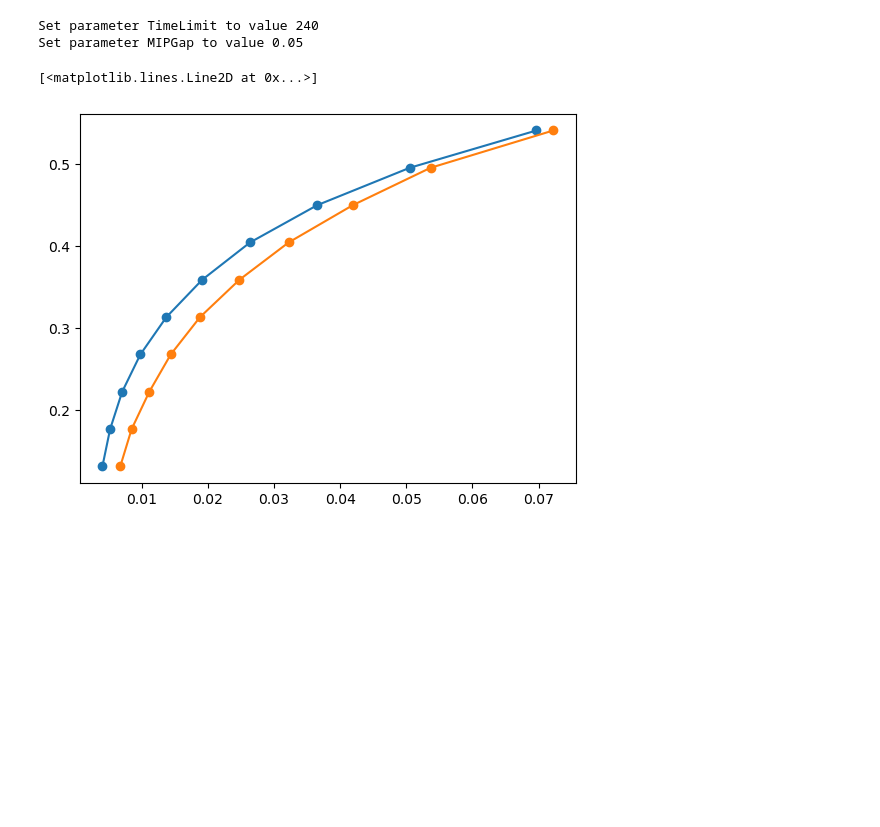
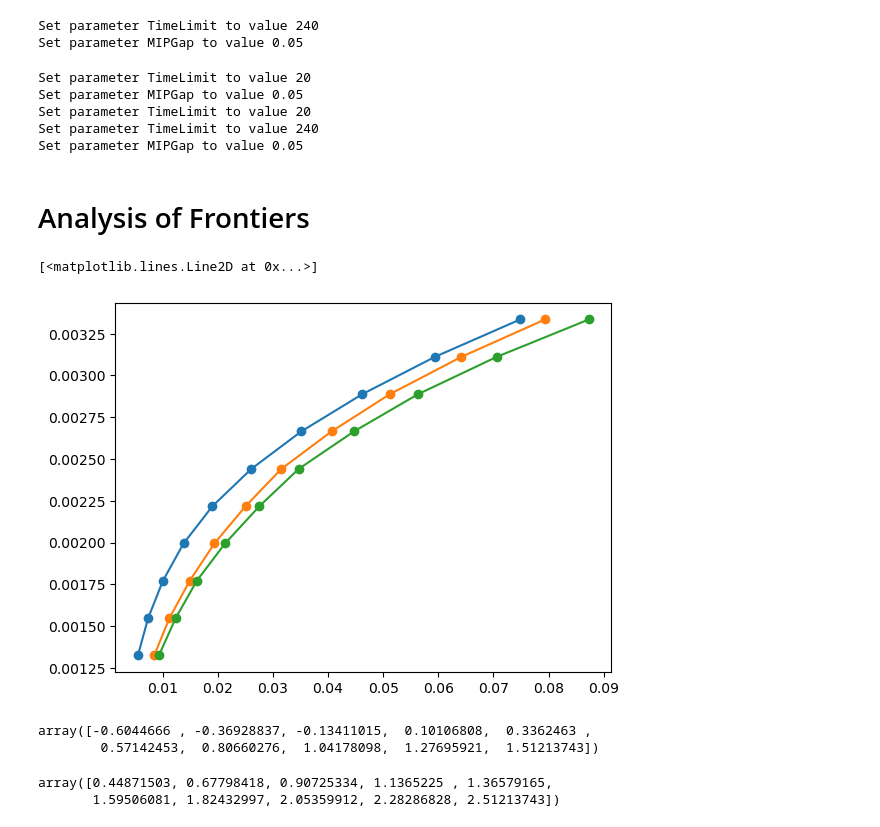
Before and after one commit to davidislip/support_vector_risk_machine, a Jupyter notebook: A single instance.ipynb, the cells around one changed output. Drawn from its saved outputs; the diff is of its cells as text; code cells hidden in the pictures; blank space fills up the shorter version.

Commit message:
efficient frontier

```diff
--- a/A single instance.ipynb
+++ b/A single instance.ipynb
@@ -438,9 +451,15 @@ Set parameter MIPGap to value 0.05
 # %%
-kappas =  [0.01, 0.05, 0.1, 0.2, 0.5, 1]
+kappas =  [0.0125, 0.025, 0.05, 0.1, 0.2, 0.4, 0.8]
 # %%
 svmmvo_frontier_results = {}
 for cardinality_ratio in cardinality_ratios:
     for kappa in kappas:
         Strategy.investor_preferences['kappa'] = kappa
         Strategy.investor_preferences['cardinality_ratio'] = cardinality_ratio
-        svmmvo_frontier_results =[(cardinality_ratio, kappa)] = efficient_frontier_premium(StrategyCardMVO, max_return, min_return, NumPts, periodReturns, periodFactRet, env)
+        svmmvo_frontier_results[(cardinality_ratio, kappa)] = efficient_frontier_premium(Strategy, max_return, min_return, NumPts, periodReturns, periodFactRet, env)
+# %% [output]
+Set parameter TimeLimit to value 20
+Set parameter MIPGap to value 0.05
+Set parameter TimeLimit to value 20
+Set parameter TimeLimit to value 240
+Set parameter MIPGap to value 0.05
@@ -447,8 +468,23 @@ for cardinality_ratio in cardinality_ratios:
+# %% [markdown]
+# Analysis of Frontiers
 # %%
-vols_cardmvo, rets_cardmvo, premiums_cardmvo, cardinalities_cardmvo = cardinality_frontier_results[0.02]
+vols_cardmvo, rets_cardmvo, premiums_cardmvo, cardinalities_cardmvo, gaps_cardmvo, results_cardmvo = cardinality_frontier_results[0.02]
+# %%
+vols_svmmvo, rets_svmmvo, premiums_svmmvo, cardinalities_svmmvo, gaps_svmmvo, results_svmmvo = svmmvo_frontier_results[(0.02, 0.1)]
 # %%
 plt.plot(vols_mvo, rets_mvo, 'o-')
 plt.plot(vols_cardmvo, rets_cardmvo, 'o-')
+plt.plot(vols_svmmvo, rets_svmmvo, 'o-')
 # %% [output]
 [<matplotlib.lines.Line2D at 0x...>]
-[figure, old version]
+[figure, new version]
+# %%
+premiums_cardmvo - 1
+# %% [output]
+array([-0.6044666 , -0.36928837, -0.13411015,  0.10106808,  0.3362463 ,
+        0.57142453,  0.80660276,  1.04178098,  1.27695921,  1.51213743])
+# %%
+premiums_svmmvo
+# %% [output]
+array([0.44871503, 0.67798418, 0.90725334, 1.1365225 , 1.36579165,
+       1.59506081, 1.82432997, 2.05359912, 2.28286828, 2.51213743])
```
Also changed, not shown: parts of 14 cells of this notebook, 39 other files.
